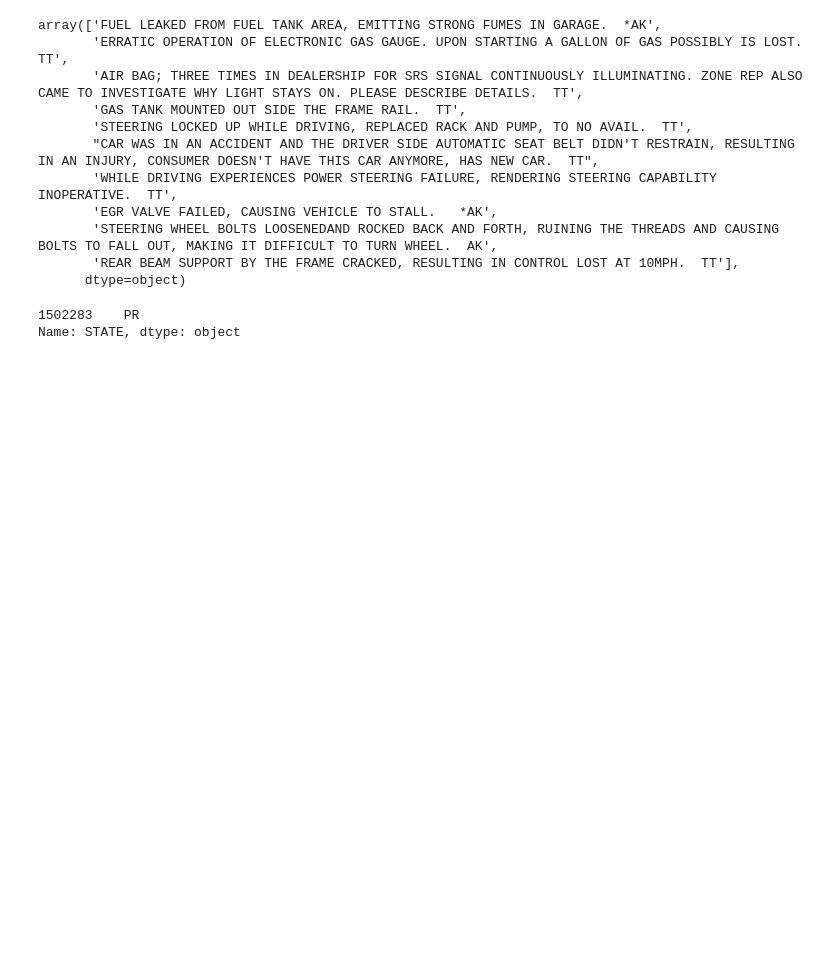
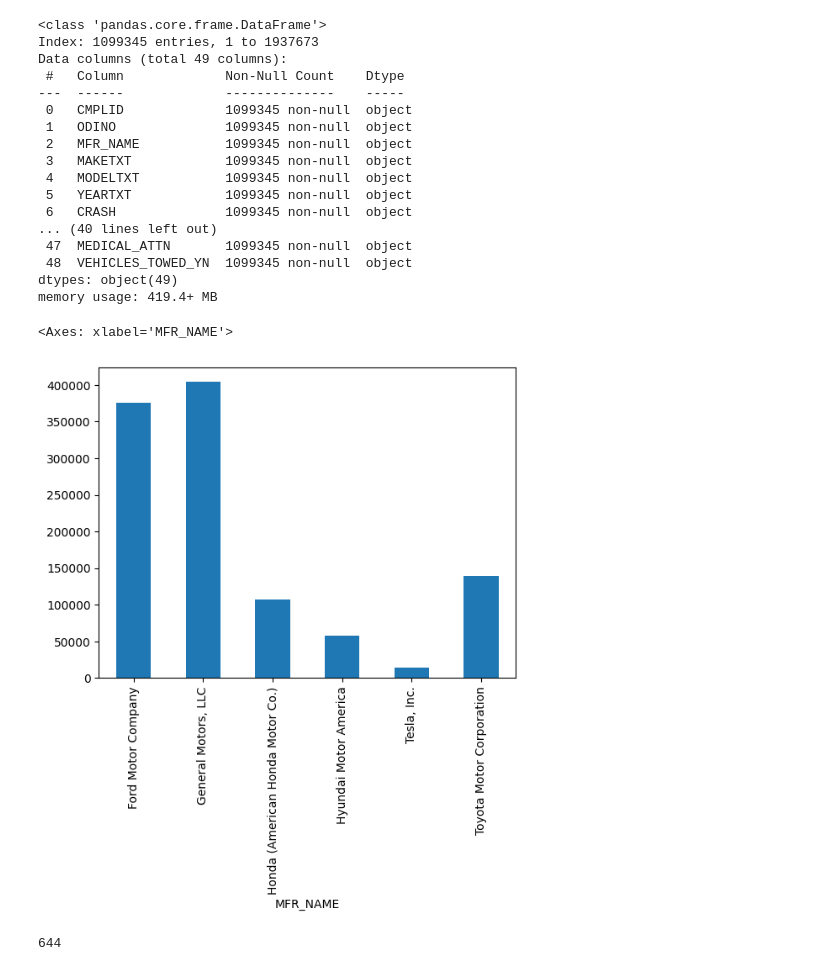
Before and after one commit to prithvidasgupta/si671, a Jupyter notebook: complaints_eda.ipynb, the cells around one changed output. Cells and saved outputs as stored; diff of their text form; code cells hidden in the pictures; blank space fills up the shorter version.

```diff
--- a/complaints_eda.ipynb
+++ b/complaints_eda.ipynb
@@ -8,7 +8,7 @@ from tqdm import tqdm
 
 dataset = []
 with open('./data/FLAT_CMPL.txt', 'r', encoding='utf-8') as file:
-    for line in tqdm(file):
+    for line in tqdm(file, total=1937674):
             splits = line.split('\t')
             temp = {}
             for idx in range(len(splits)):
@@ -21,20 +39,30 @@ df = pd.DataFrame(dataset)
 # %%
-df[df.MFR_NAME.isin(['Ford Motor Company', 'General Motors, LLC', 'Tesla, Inc.', 'Hyundai Motor America', 'Toyota Motor Corporation','Honda (American Honda Motor Co.)'])].CDESCR.values[:10]
+df_subset = df[df.MFR_NAME.isin(['Ford Motor Company', 'General Motors, LLC', 'Tesla, Inc.', 'Hyundai Motor America', 'Toyota Motor Corporation','Honda (American Honda Motor Co.)'])].copy()
+df_subset.info()
 # %% [output]
-array(['FUEL LEAKED FROM FUEL TANK AREA, EMITTING STRONG FUMES IN GARAGE.  *AK',
-       'ERRATIC OPERATION OF ELECTRONIC GAS GAUGE. UPON STARTING A GALLON OF GAS POSSIBLY IS LOST.  TT',
-       'AIR BAG; THREE TIMES IN DEALERSHIP FOR SRS SIGNAL CONTINUOUSLY ILLUMINATING. ZONE REP ALSO CAME TO INVESTIGATE WHY LIGHT STAYS ON. PLEASE DESCRIBE DETAILS.  TT',
-       'GAS TANK MOUNTED OUT SIDE THE FRAME RAIL.  TT',
-       'STEERING LOCKED UP WHILE DRIVING, REPLACED RACK AND PUMP, TO NO AVAIL.  TT',
-       "CAR WAS IN AN ACCIDENT AND THE DRIVER SIDE AUTOMATIC SEAT BELT DIDN'T RESTRAIN, RESULTING IN AN INJURY, CONSUMER DOESN'T HAVE THIS CAR ANYMORE, HAS NEW CAR.  TT",
-       'WHILE DRIVING EXPERIENCES POWER STEERING FAILURE, RENDERING STEERING CAPABILITY INOPERATIVE.  TT',
-       'EGR VALVE FAILED, CAUSING VEHICLE TO STALL.   *AK',
-       'STEERING WHEEL BOLTS LOOSENEDAND ROCKED BACK AND FORTH, RUINING THE THREADS AND CAUSING BOLTS TO FALL OUT, MAKING IT DIFFICULT TO TURN WHEEL.  AK',
-       'REAR BEAM SUPPORT BY THE FRAME CRACKED, RESULTING IN CONTROL LOST AT 10MPH.  TT'],
-      dtype=object)
+<class 'pandas.core.frame.DataFrame'>
+Index: 1099345 entries, 1 to 1937673
+Data columns (total 49 columns):
+ #   Column             Non-Null Count    Dtype
+---  ------             --------------    -----
+ 0   CMPLID             1099345 non-null  object
+ 1   ODINO              1099345 non-null  object
+ 2   MFR_NAME           1099345 non-null  object
+ 3   MAKETXT            1099345 non-null  object
+ 4   MODELTXT           1099345 non-null  object
+ 5   YEARTXT            1099345 non-null  object
+ 6   CRASH              1099345 non-null  object
+... (40 lines left out)
+ 47  MEDICAL_ATTN       1099345 non-null  object
+ 48  VEHICLES_TOWED_YN  1099345 non-null  object
+dtypes: object(49)
+memory usage: 419.4+ MB
-# %%
-pd.set_option('display.max_colwidth', None)
-df[df['ODINO'] == '11132058']['STATE']
-# %% [output]
-1502283    PR
-Name: STATE, dtype: object
+# %%
+df_subset.groupby('MFR_NAME').count()['CDESCR'].plot.bar()
+# %% [output]
+<Axes: xlabel='MFR_NAME'>
+[figure, added]
+# %%
+df_subset['COMPDESC'].nunique()
+# %% [output]
+644
```
Also changed, not shown: parts of 1 cell of this notebook, 2 other files.
